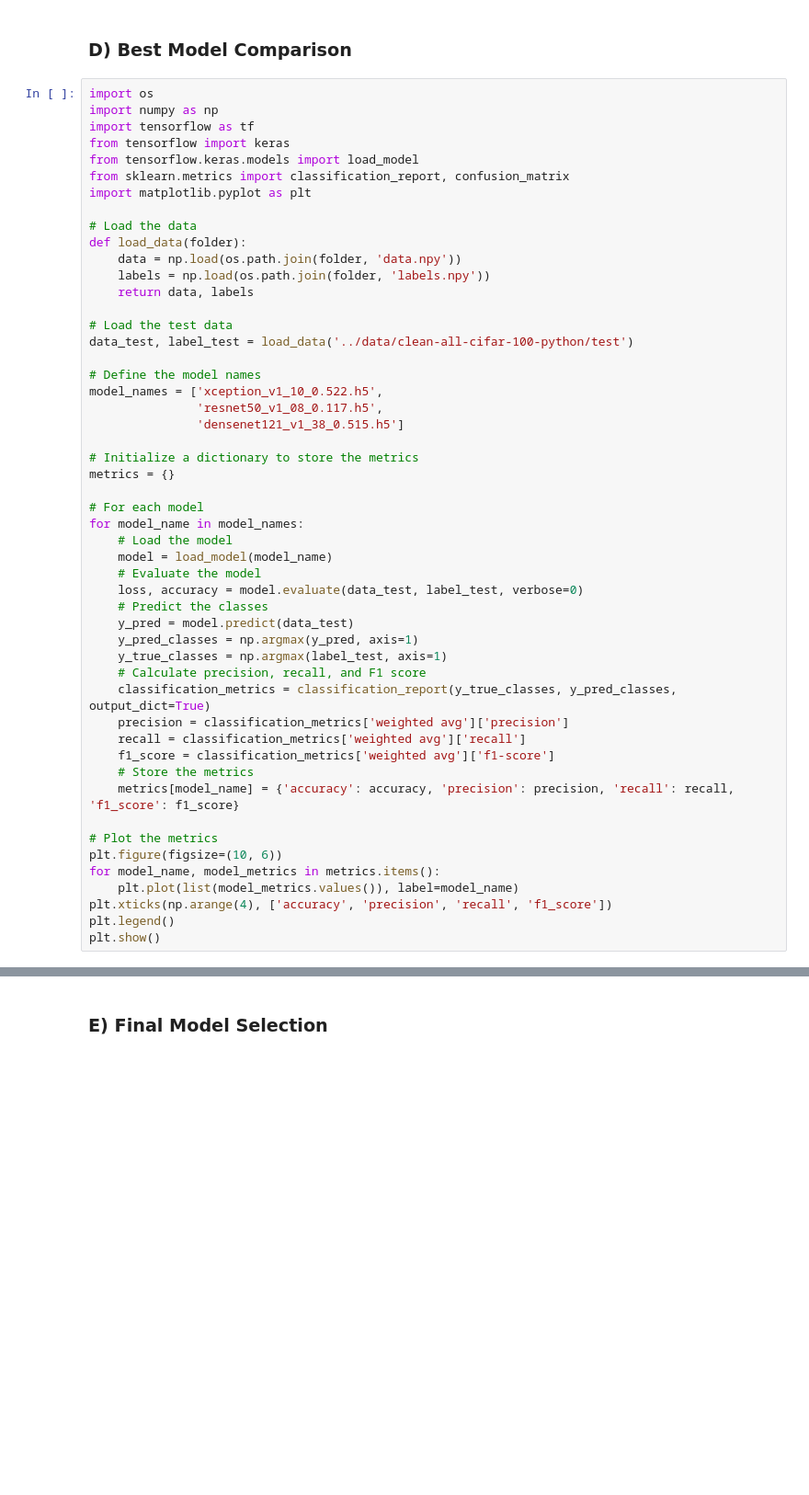
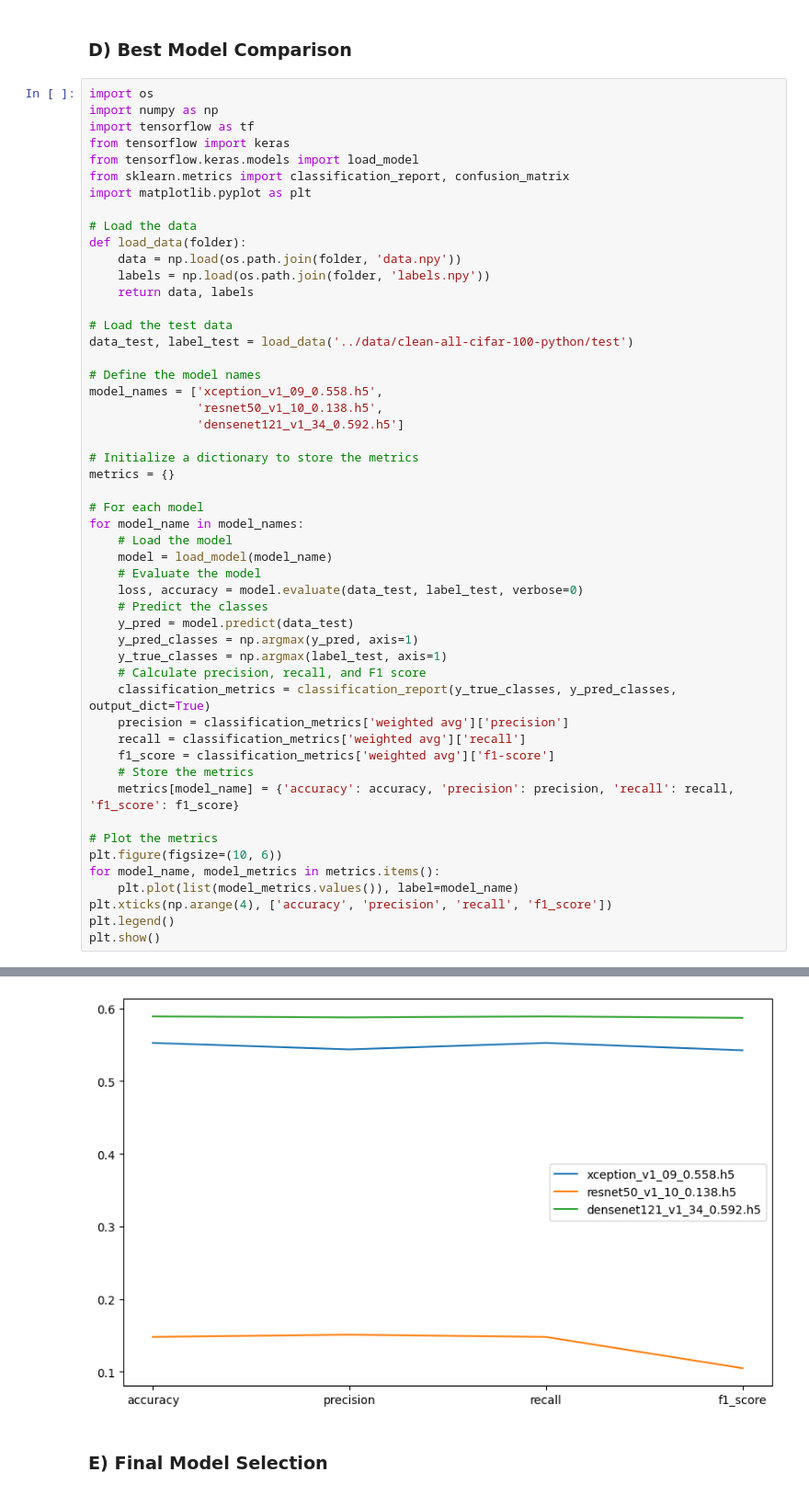
Before and after one commit to anammari/machine-learning-zoomcamp-capstone-2023, a Jupyter notebook: jupyter/notebook_all.ipynb, the cells around one changed output, grey strips where cells are left out. Shown at 92% size. Drawn from its saved outputs; the diff is of its cells as text; blank space fills up the shorter version.

Commit message:
uploading best model trained on all data

```diff
--- a/jupyter/notebook_all.ipynb
+++ b/jupyter/notebook_all.ipynb
@@ -519,9 +772,9 @@ def load_data(folder):
 data_test, label_test = load_data('../data/clean-all-cifar-100-python/test')
 
 # Define the model names
-model_names = ['xception_v1_10_0.522.h5',
-               'resnet50_v1_08_0.117.h5',
-               'densenet121_v1_38_0.515.h5']
+model_names = ['xception_v1_09_0.558.h5',
+               'resnet50_v1_10_0.138.h5',
+               'densenet121_v1_34_0.592.h5']
 
 # Initialize a dictionary to store the metrics
 metrics = {}
@@ -551,3 +804,4 @@ for model_name, model_metrics in metrics.items():
 plt.xticks(np.arange(4), ['accuracy', 'precision', 'recall', 'f1_score'])
 plt.legend()
 plt.show()
+# %% [output]
@@ -554,3 +811,4 @@ plt.show()
+[figure, added]
 # %% [markdown]
 ### E) Final Model Selection
 # %%
```
Also changed, not shown: parts of 7 cells of this notebook, 1 other file.
